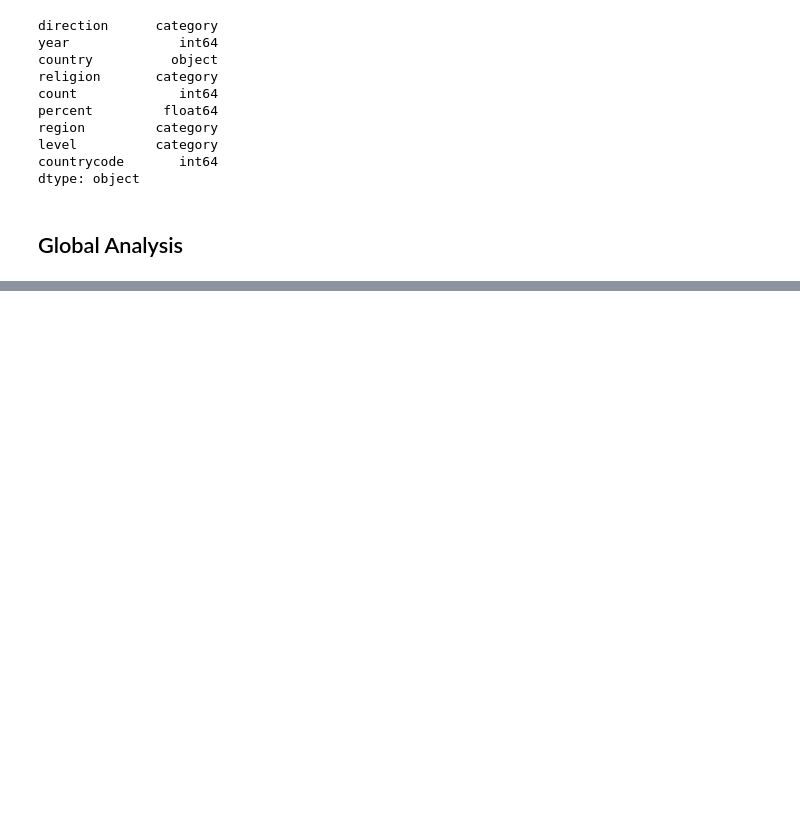
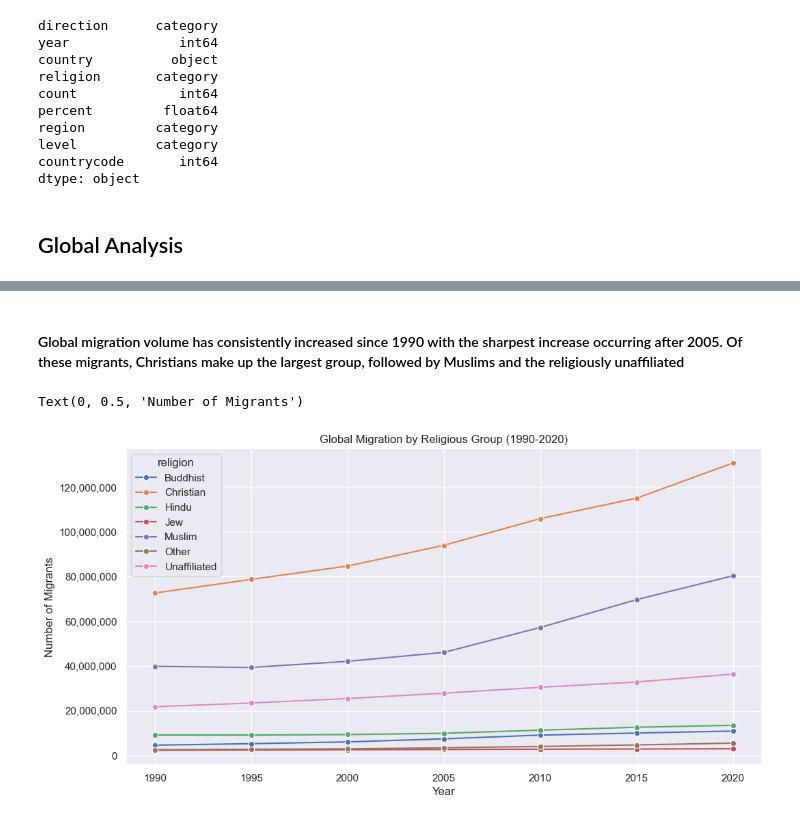
Before and after one commit to kmogarro/portfolio, a Jupyter notebook: python-projects/Global_Religious_Migration_Analysis_1990-2020/global_religious_migration_1990-2020.ipynb, the cells around one changed output, grey strips where cells are left out. Drawn from its saved outputs; the diff is of its cells as text; code cells hidden in the pictures; blank space fills up the shorter version.

```diff
--- a/python-projects/Global_Religious_Migration_Analysis_1990-2020/global_religious_migration_1990-2020.ipynb
+++ b/python-projects/Global_Religious_Migration_Analysis_1990-2020/global_religious_migration_1990-2020.ipynb
@@ -238,0 +199,16 @@ pivoted_data
+# %% [markdown]
+#### Global migration volume has consistently increased since 1990 with the sharpest increase occurring after 2005. Of these migrants, Christians make up the largest group, followed by Muslims and the religiously unaffiliated
+# %%
+# Create a line plot showing migration trends by religion
+plt.figure(figsize=(12, 6))
+sns.lineplot(data=global_level_df[global_level_df != 'All'],
+             x='year', y='count', hue='religion', errorbar=None, marker='o')
+
+# Format y-axis to show actual numbers with commas
+plt.gca().yaxis.set_major_formatter(plt.FuncFormatter(lambda x, p: format(int(x), ',')))
+plt.title('Global Migration by Religious Group (1990-2020)')
+plt.xlabel('Year')
+plt.ylabel('Number of Migrants')
+# %% [output]
+Text(0, 0.5, 'Number of Migrants')
+[figure, added]
```
Also changed, not shown: parts of 11 cells of this notebook, 1 other file.
